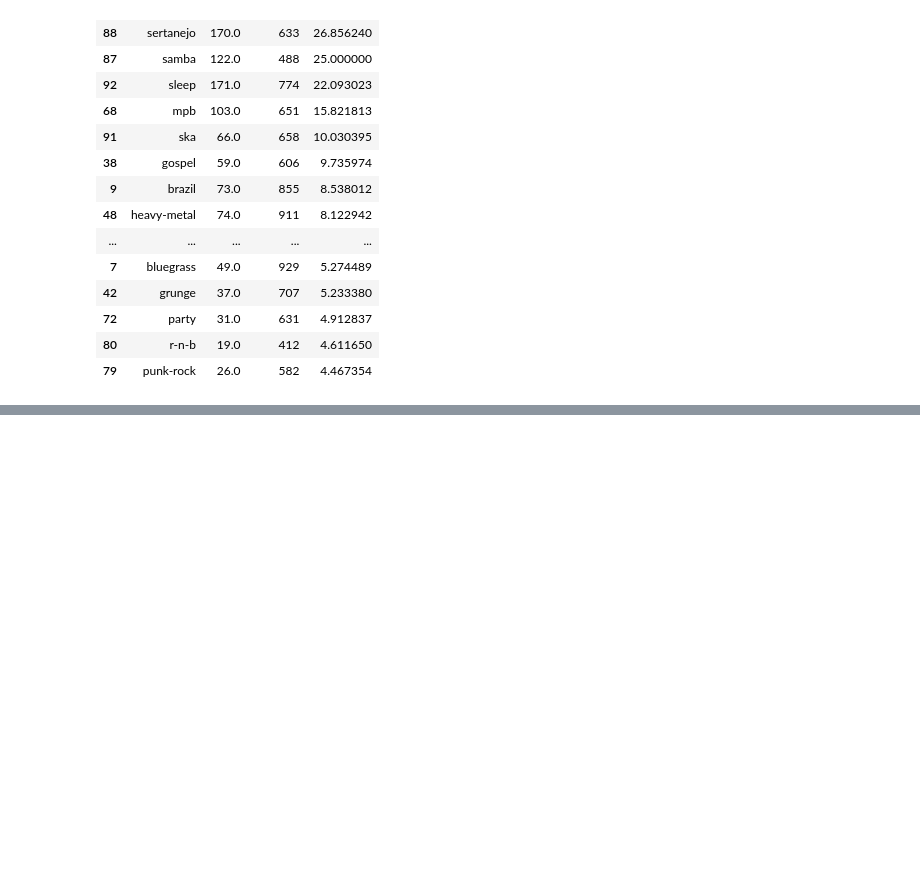
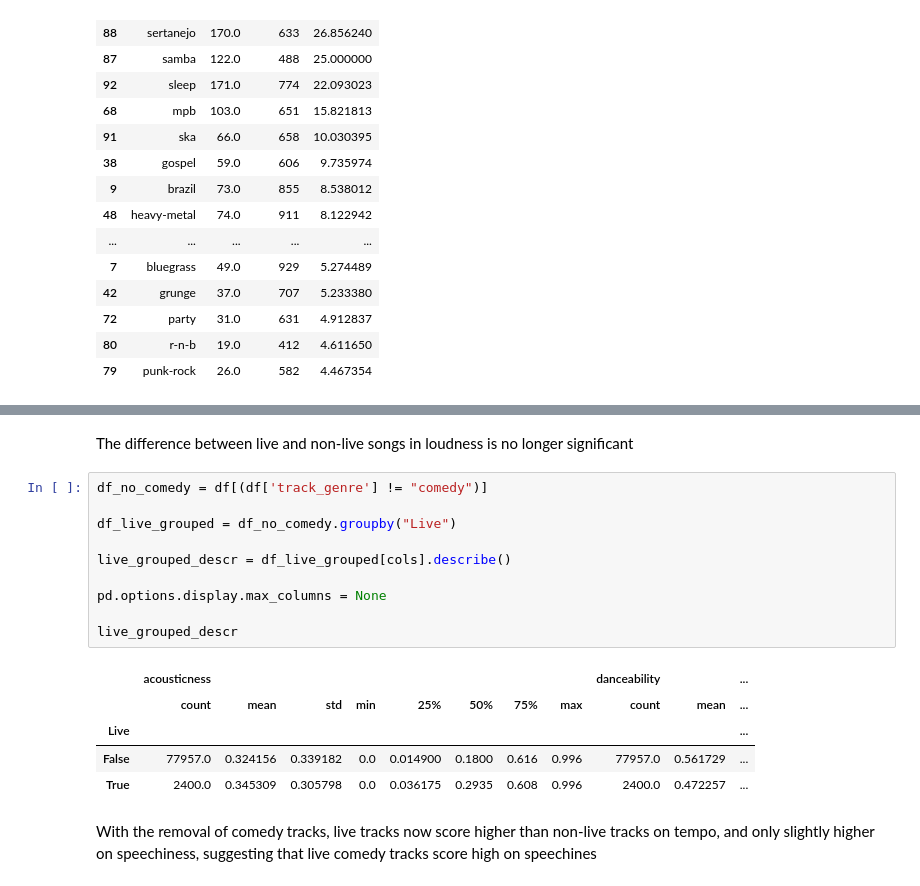
Before and after one commit to NiallRussell/PDFA-project, a Jupyter notebook: project.ipynb, the cells around one changed output, grey strips where cells are left out. Saved outputs shown, nothing was run; the diff lists cells and outputs as text; blank space fills up the shorter version.

```diff
--- a/project.ipynb
+++ b/project.ipynb
@@ -924,0 +848,20 @@ ValueError: setting an array element with a sequence. The requested array has an
+# %% [markdown]
+The difference between live and non-live songs in loudness is no longer significant
+# %%
+df_no_comedy = df[(df['track_genre'] != "comedy")]
+
+df_live_grouped = df_no_comedy.groupby("Live")
+
+live_grouped_descr = df_live_grouped[cols].describe()
+
+pd.options.display.max_columns = None
+
+live_grouped_descr
+# %% [output]
+|  | acousticness |  |  |  |  |  |  |  | danceability |  | ... |
+|  | count | mean | std | min | 25% | 50% | 75% | max | count | mean | ... |
+| Live |  |  |  |  |  |  |  |  |  |  | ... |
+| False | 77957.0 | 0.324156 | 0.339182 | 0.0 | 0.014900 | 0.1800 | 0.616 | 0.996 | 77957.0 | 0.561729 | ... |
+| True | 2400.0 | 0.345309 | 0.305798 | 0.0 | 0.036175 | 0.2935 | 0.608 | 0.996 | 2400.0 | 0.472257 | ... |
+# %% [markdown]
+With the removal of comedy tracks, live tracks now score higher than non-live tracks on tempo, and only slightly higher on speechiness, suggesting that live comedy tracks score high on speechines
```
Also changed, not shown: parts of 33 cells of this notebook.
